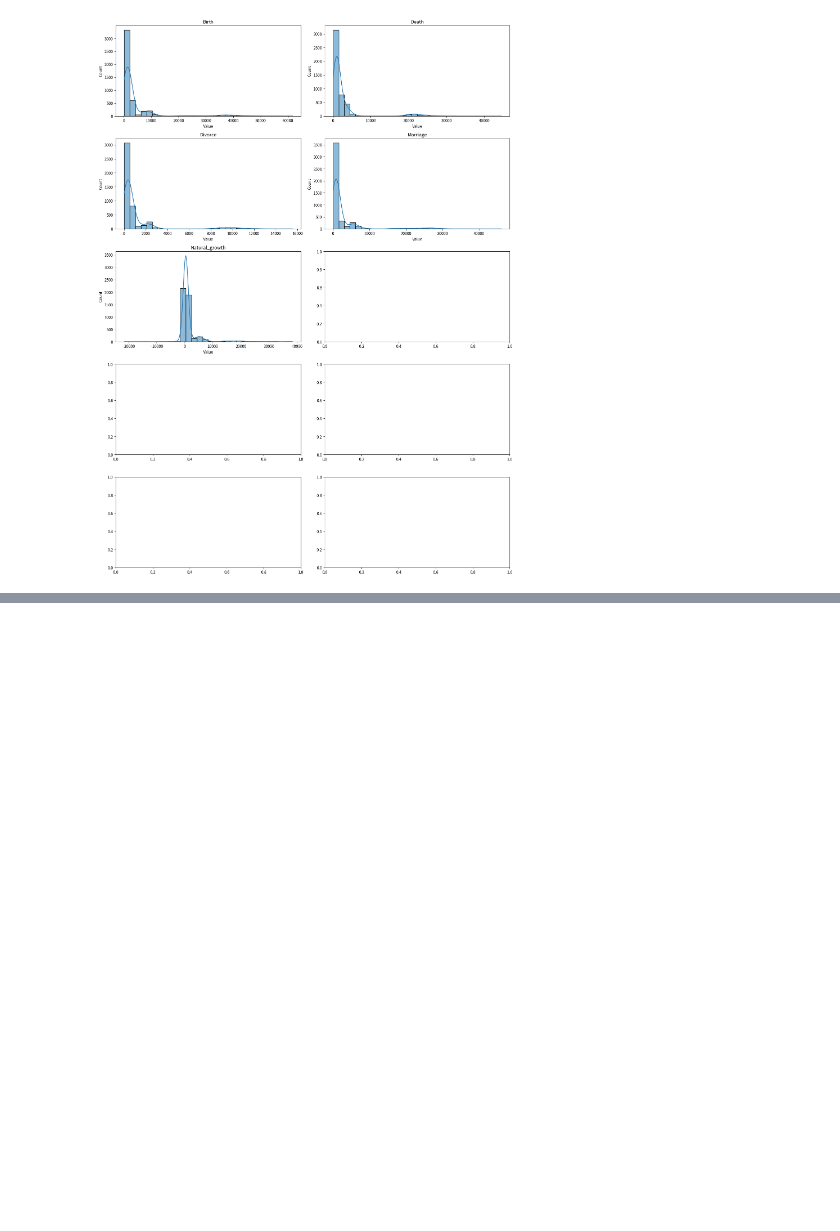
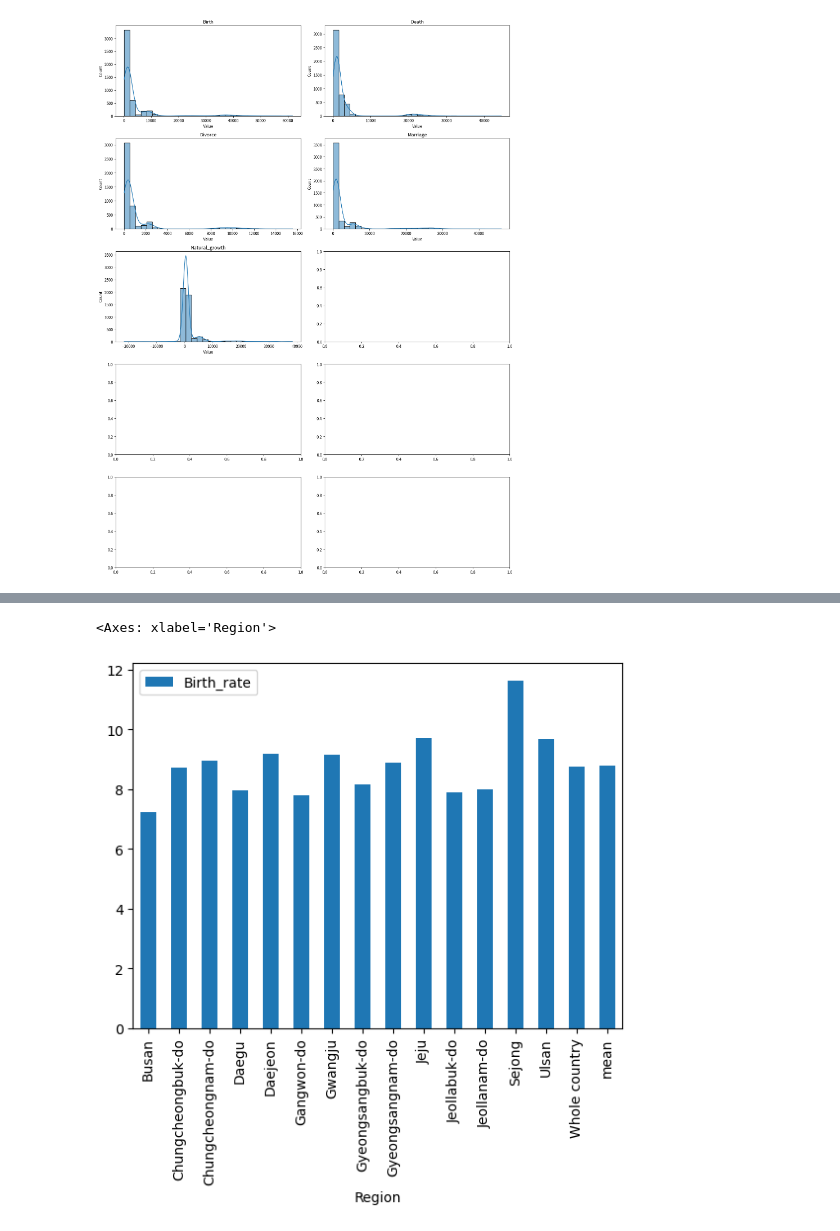
Before and after one commit to Phoenix-EDA-Team/EDA-Demographic, a Jupyter notebook: [Baseline] 한국 인구 통계 EDA.ipynb, the cells around one changed output, grey strips where cells are left out. Cells and saved outputs as stored; diff of their text form; code cells hidden in the pictures; blank space fills up the shorter version.

```diff
--- a/[Baseline] 한국 인구 통계 EDA.ipynb
+++ b/[Baseline] 한국 인구 통계 EDA.ipynb
@@ -573,0 +605,5 @@ plt.show()
+# %%
+non_capital_regions_mean.plot(kind='bar')
+# %% [output]
+<Axes: xlabel='Region'>
+[figure, added]
```
Also changed, not shown: parts of 8 cells of this notebook.
